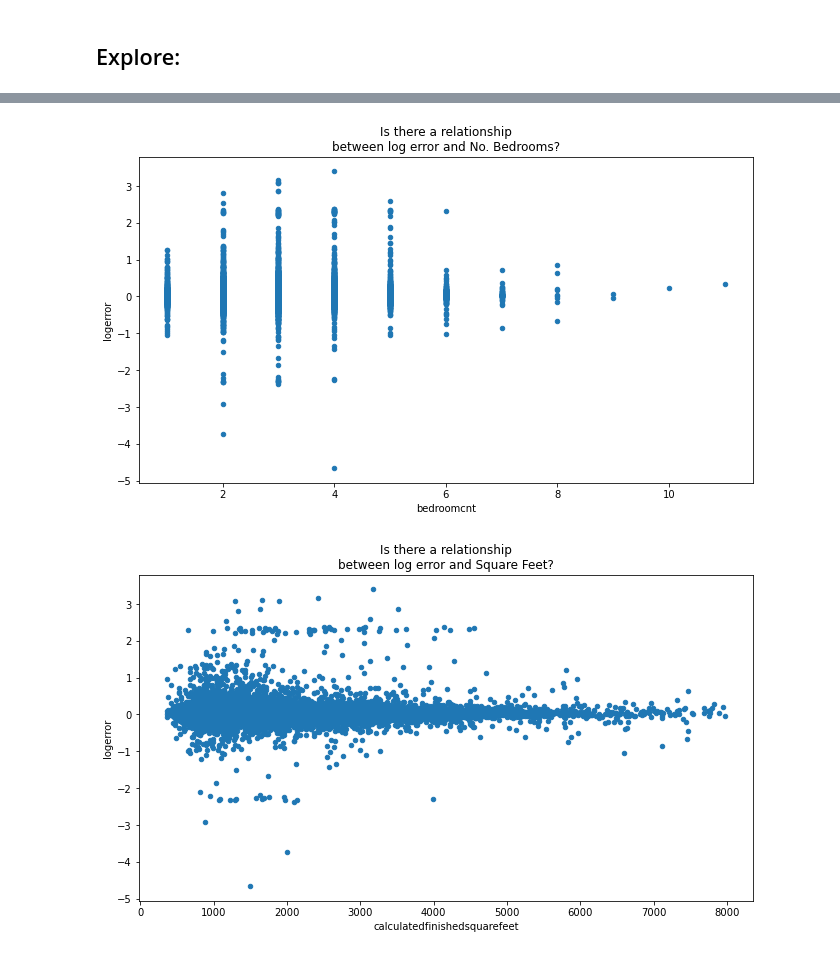
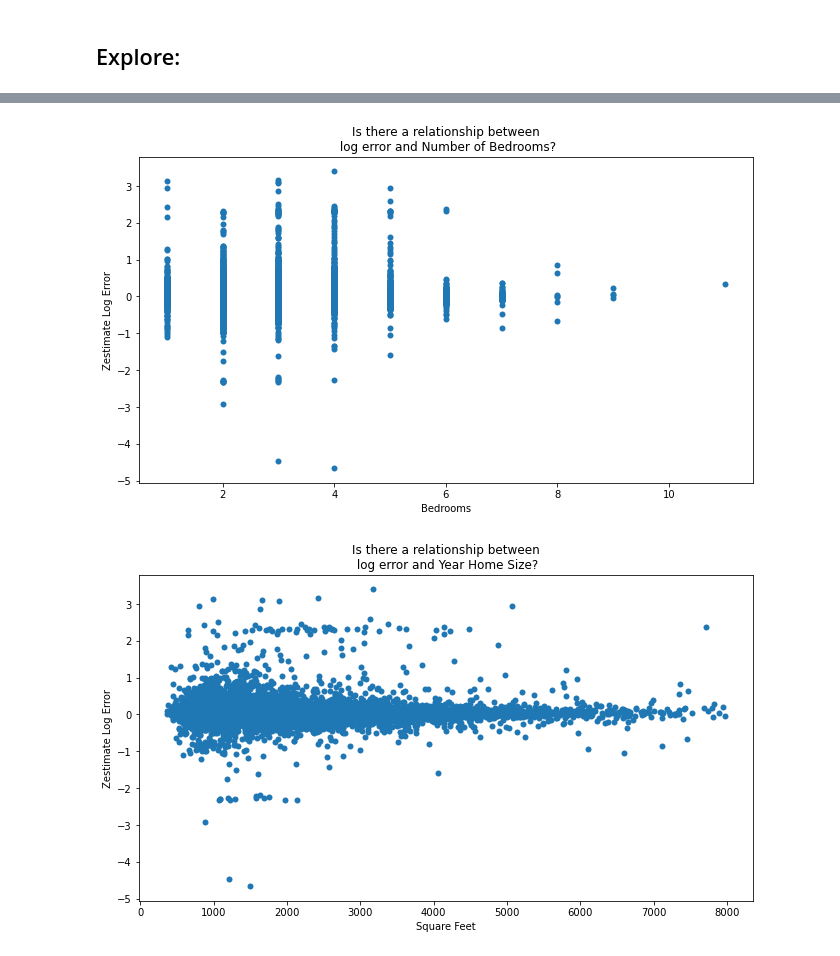
Before and after one commit to jeffakins/zillow_2017_clustering_project, a Jupyter notebook: zillow_clustering_project.ipynb, the cells around one changed output, grey strips where cells are left out. Drawn from its saved outputs; the diff is of its cells as text; code cells hidden in the pictures.

```diff
--- a/zillow_clustering_project.ipynb
+++ b/zillow_clustering_project.ipynb
@@ -75,21 +83,27 @@ plt.show()
 # %%
-train.plot.scatter(
-    x="bedroomcnt",
-    y="logerror",
-    title='Is there a relationship\nbetween log error and No. Bedrooms?',
-    figsize=(11, 6),
-)
+# Plot of log error vs number of bedrooms
+f, ax = plt.subplots(figsize=(11, 6))
+sns.scatterplot(x="bedroomcnt", y="logerror",
+                sizes=(1, 8), linewidth=0,
+                data=train, ax=ax)
+plt.title('Is there a relationship between\n log error and Number of Bedrooms?')
+plt.xlabel('Bedrooms')
+plt.ylabel('Zestimate Log Error')
+ax.xaxis.set_major_formatter('{:.0f}'.format)
 plt.show()
 # %% [output]
-[figure, old version]
+[figure, new version]
 # %%
-train.plot.scatter(
-    x="calculatedfinishedsquarefeet",
-    y="logerror",
-    title='Is there a relationship\nbetween log error and Square Feet?',
-    figsize=(11, 6),
-)
+# Plot of log error vs square feet
+f, ax = plt.subplots(figsize=(11, 6))
+sns.scatterplot(x="calculatedfinishedsquarefeet", y="logerror",
+                sizes=(1, 8), linewidth=0,
+                data=train, ax=ax)
+plt.title('Is there a relationship between\n log error and Year Home Size?')
+plt.xlabel('Square Feet')
+plt.ylabel('Zestimate Log Error')
+ax.xaxis.set_major_formatter('{:.0f}'.format)
 plt.show()
 # %% [output]
-[figure, old version]
+[figure, new version]
 # %%
```
Also changed, not shown: parts of 23 cells of this notebook, 2 other files.
